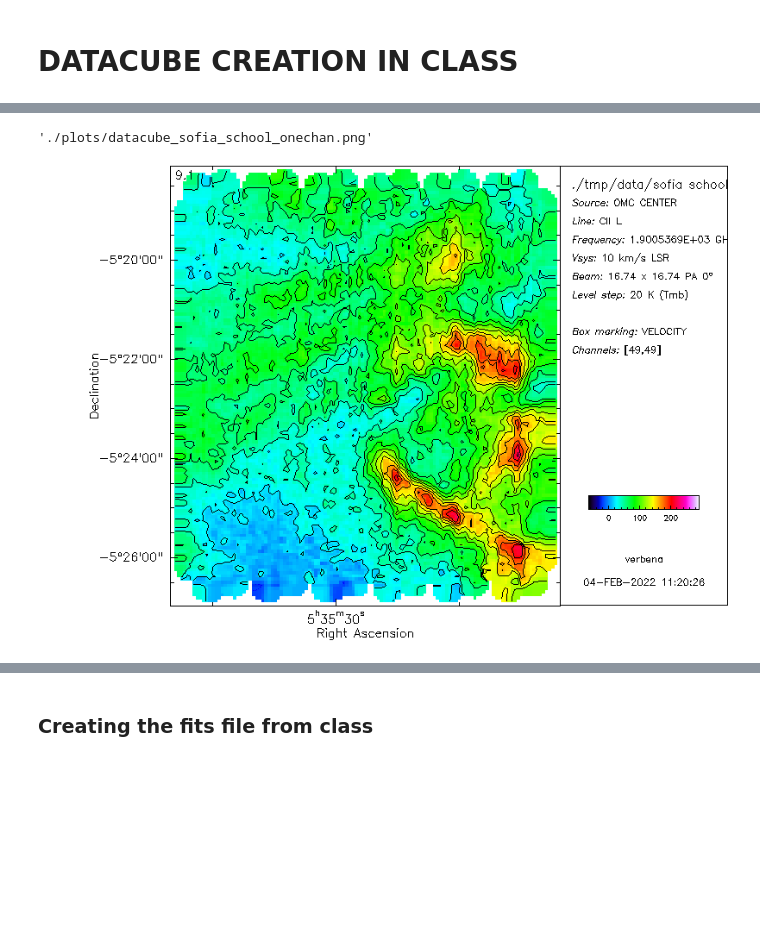
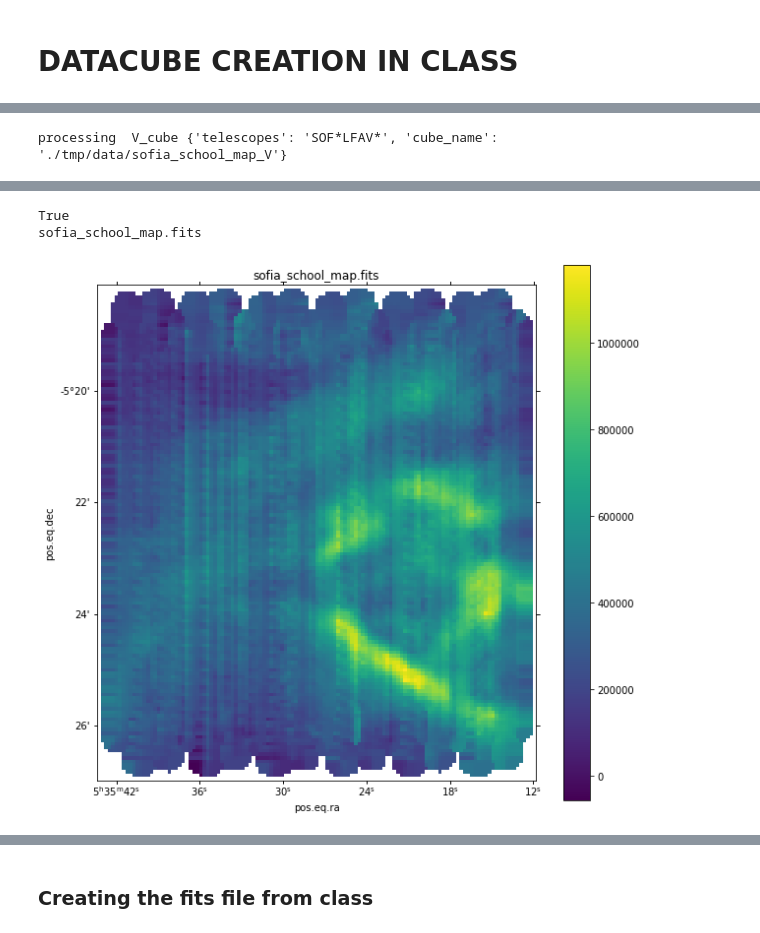
Before and after one commit to KOSMAsubmm/GREAT_data_reduction_notebook, a Jupyter notebook: GREAT_data_reduction_April_21_2023.ipynb, the cells around one changed output, grey strips where cells are left out. Drawn from its saved outputs; the diff is of its cells as text; code cells hidden in the pictures; blank space fills up the shorter version.

Commit message:
SOFIA_school_april_21 version

```diff
--- a/GREAT_data_reduction_April_21_2023.ipynb
+++ b/GREAT_data_reduction_April_21_2023.ipynb
@@ -747,5 +672,53 @@ ha "./plots/datacube_sofia_school_onechan.png" /dev png /overwrite
-# %%
-output=RunClassScript(cmd)
-# %% [output]
-'./plots/datacube_sofia_school_onechan.png'
-[figure, removed]
+# %%
+source="OMC*"
+cube_range="-40 40"
+window=" -5 20"
+telescopes = "SOF*"
+cube_name="./tmp/data/sofia_school_map"
+velocity_resolution=0.5
+cubes = {}
+#cubes["H_cube"] = {"telescopes" : "SOF*LFAH*", "cube_name" : "./tmp/data/sofia_school_map_H"}
+cubes["V_cube"] = {"telescopes" : "SOF*LFAV*", "cube_name" : "./tmp/data/sofia_school_map_V"}
+#cubes["HV_cube"] = {"telescopes" : "SOF*LFA*", "cube_name" : "./tmp/data/sofia_school_map"}
+for cube_name, params in cubes.items():
+    print("processing ",cube_name,params)
+    telescopes = params["telescopes"]
+    cube_name = params["cube_name"]
+    output=RunClassScript(cmd.format(**locals()))
+# %% [output]
+processing  V_cube {'telescopes': 'SOF*LFAV*', 'cube_name': './tmp/data/sofia_school_map_V'}
+# %%
+cube_fits_filename="./tmp/data/sofia_school_map.fits"
+
+cmd='''
+sys "rm {cube_fits_filename}"
+vector\\fits {cube_fits_filename} from ./tmp/data/sofia_school_map.lmv
+'''
+output=RunClassScript(cmd.format(**locals()))
+# %%
+SpectralCube.read(cube_fits_filename)
+#
+max_vel = -5
+min_vel = 15
+limits = (min_vel,max_vel)
+limits = limits*u.km/u.s
+import glob
+filename = "./tmp/data/sofia_school_map.fits"
+print(os.path.exists(filename))
+cubes={}
+cubes[os.path.basename(filename)] = SpectralCube.read(filename)
+
+
+for i,(line,cube) in enumerate(cubes.items()):
+    print(line)
+    image = cube.spectral_slab(min(limits),max(limits)).moment(order=0)
+    wcs = WCS(image.header)
+    ax = plt.subplot(1,1,1, projection=wcs)
+    cax = ax.imshow(image.data)
+    cbar=plt.colorbar(cax, orientation='vertical')
+    #
+    fig = ax.get_figure()
+    fig.set_size_inches(10,10)
+    ax.set_title(line)
+    plt.show()
+# %% [output]
@@ -751,0 +728,3 @@ output=RunClassScript(cmd)
+True
+sofia_school_map.fits
+[figure, added]
```
Also changed, not shown: parts of 73 cells of this notebook.
